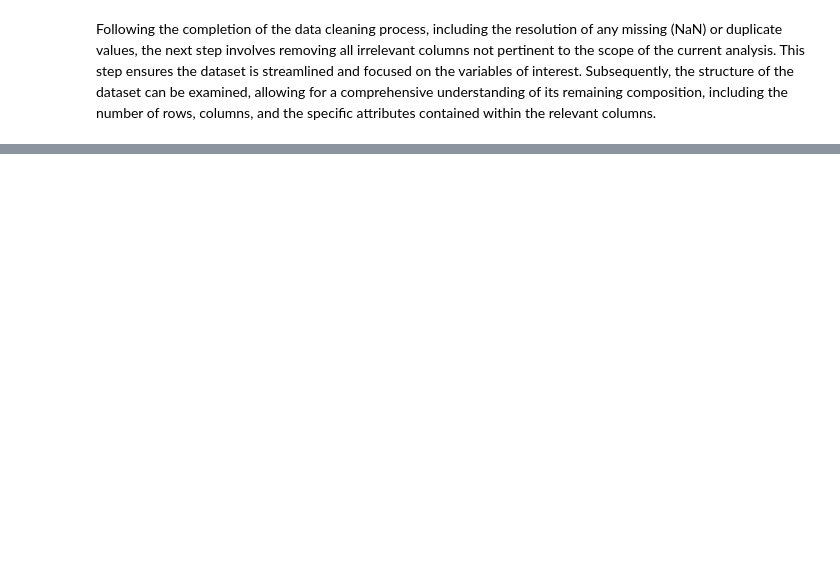
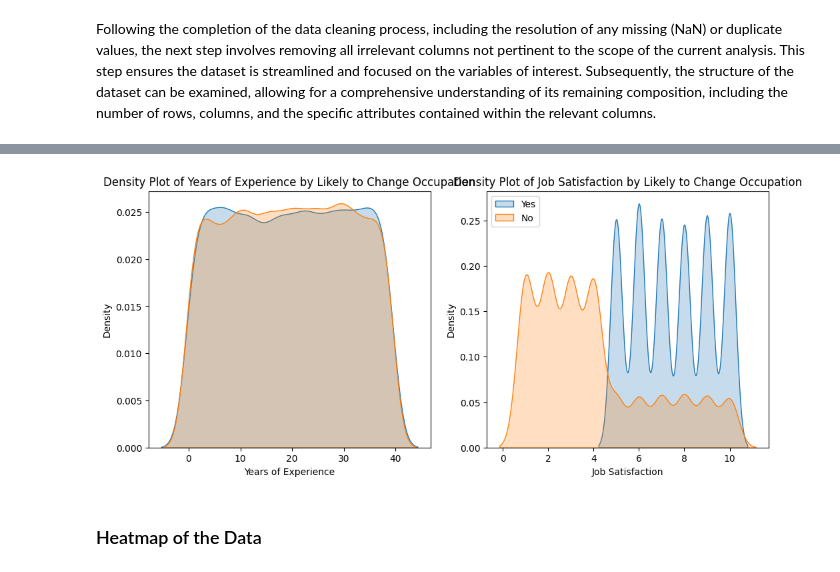
Before and after one commit to yestab335/data-science, a Jupyter notebook: ChangeOfCareer/notebook.ipynb, the cells around one changed output, grey strips where cells are left out. Drawn from its saved outputs; the diff is of its cells as text; code cells hidden in the pictures; blank space fills up the shorter version.

```diff
--- a/ChangeOfCareer/notebook.ipynb
+++ b/ChangeOfCareer/notebook.ipynb
@@ -136,15 +215,16 @@ plt.show()
 # %%
 fig, ax = plt.subplots(1, 2, figsize=(12, 5))
 
 # Density plot of Years of Experience distribution
-sns.kdeplot(data[data['Likely to Change Occupation'] == 'Yes']['Years of Experience'], fill=True, label='Yes', ax=ax[0])
-sns.kdeplot(data[data['Likely to Change Occupation'] == 'No']['Years of Experience'], fill=True, label='No', ax=ax[0])
+sns.kdeplot(data[data['Likely to Change Occupation'] == 0]['Years of Experience'], fill=True, label='Yes', ax=ax[0])
+sns.kdeplot(data[data['Likely to Change Occupation'] == 1]['Years of Experience'], fill=True, label='No', ax=ax[0])
 ax[0].set_title('Density Plot of Years of Experience by Likely to Change Occupation')
 
 # Density plot of Job Satisfaction distribution
-sns.kdeplot(data[data['Likely to Change Occupation'] == 'Yes']['Job Satisfaction'], fill=True, label='Yes', ax=ax[1])
-sns.kdeplot(data[data['Likely to Change Occupation'] == 'No']['Job Satisfaction'], fill=True, label='No', ax=ax[1])
+sns.kdeplot(data[data['Likely to Change Occupation'] == 0]['Job Satisfaction'], fill=True, label='Yes', ax=ax[1])
+sns.kdeplot(data[data['Likely to Change Occupation'] == 1]['Job Satisfaction'], fill=True, label='No', ax=ax[1])
 ax[1].set_title('Density Plot of Job Satisfaction by Likely to Change Occupation')
-
 plt.legend()
 plt.show()
+# %% [output]
+[figure, added]
@@ -165,0 +231,2 @@ plt.show()
+# %% [markdown]
+### Heatmap of the Data
```
Also changed, not shown: parts of 58 cells of this notebook.
